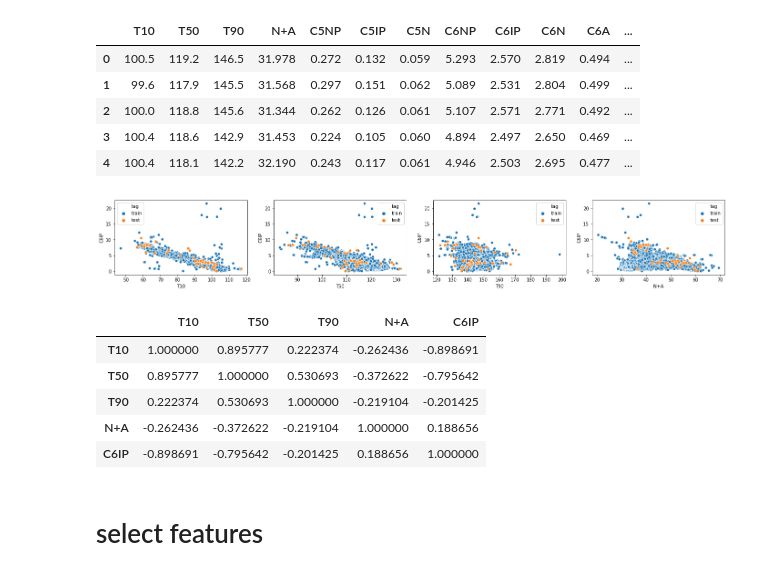
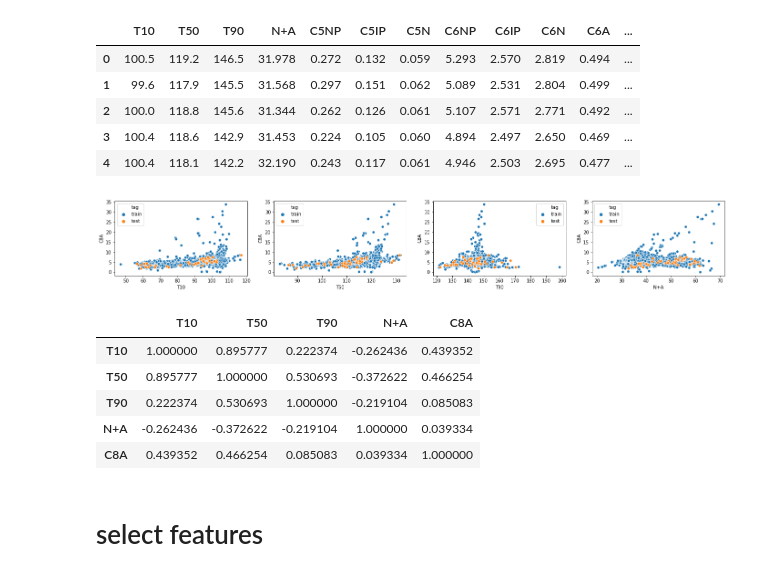
Before and after one commit to skywalker0803r/works, a Jupyter notebook: 計算樣本權重.ipynb, the cells around one changed output. Drawn from its saved outputs; the diff is of its cells as text; code cells hidden in the pictures.

```diff
--- a/計算樣本權重.ipynb
+++ b/計算樣本權重.ipynb
@@ -67,25 +67,25 @@ train.head()
 # %%
 import seaborn as sns
 train['tag'] = 'train'
 test['tag'] = 'test'
 features = train.iloc[:,:4].columns.tolist()
-y_name = 'C6IP'
+y_name = 'C8A'
 fig = plt.figure(figsize=(24,3))
 for i,col in enumerate(features):
   plt.subplot(1,4,i+1)
   sns.scatterplot(x=col,y=y_name,data=train.append(test),hue='tag')
 plt.show()
 # %% [output]
-[figure, old version]
+[figure, new version]
 # %%
 train[features+[y_name]].corr()
 # %% [output]
-|  | T10 | T50 | T90 | N+A | C6IP |
-| T10 | 1.000000 | 0.895777 | 0.222374 | -0.262436 | -0.898691 |
-| T50 | 0.895777 | 1.000000 | 0.530693 | -0.372622 | -0.795642 |
-| T90 | 0.222374 | 0.530693 | 1.000000 | -0.219104 | -0.201425 |
-| N+A | -0.262436 | -0.372622 | -0.219104 | 1.000000 | 0.188656 |
-| C6IP | -0.898691 | -0.795642 | -0.201425 | 0.188656 | 1.000000 |
+|  | T10 | T50 | T90 | N+A | C8A |
+| T10 | 1.000000 | 0.895777 | 0.222374 | -0.262436 | 0.439352 |
+| T50 | 0.895777 | 1.000000 | 0.530693 | -0.372622 | 0.466254 |
+| T90 | 0.222374 | 0.530693 | 1.000000 | -0.219104 | 0.085083 |
+| N+A | -0.262436 | -0.372622 | -0.219104 | 1.000000 | 0.039334 |
+| C8A | 0.439352 | 0.466254 | 0.085083 | 0.039334 | 1.000000 |
 # %% [markdown]
 # select features
 # %%
```
Also changed, not shown: parts of 6 cells of this notebook.
